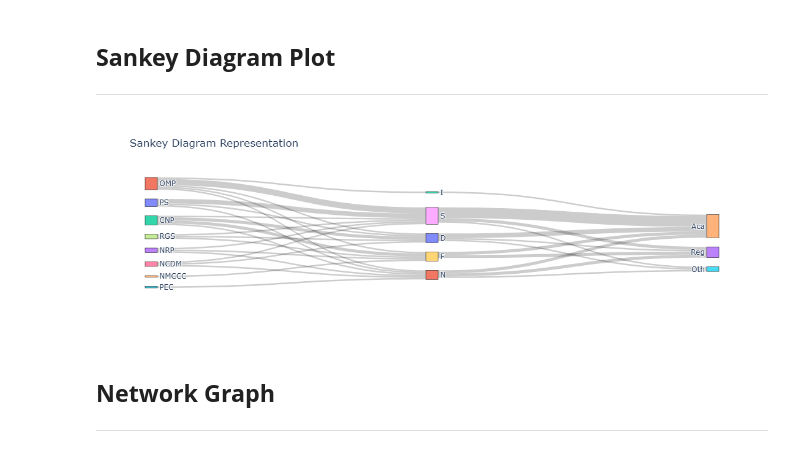
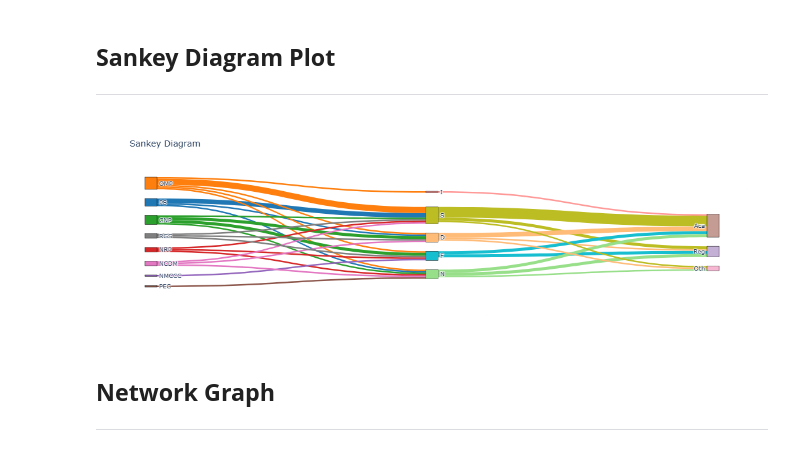
Before and after one commit to hsznzz/PLOTS, a Jupyter notebook: A2_Data_Analytics.ipynb, the cells around one changed output. Cells and saved outputs as stored; diff of their text form; code cells hidden in the pictures.

```diff
--- a/A2_Data_Analytics.ipynb
+++ b/A2_Data_Analytics.ipynb
@@ -55,59 +43,62 @@ plt.show()
 ## **Sankey Diagram Plot**
 <hr>
 # %%
-# Load the CSV file
-sankey_df = pd.read_csv("sankey_assignment.csv")
+import pandas as pd
+import plotly.graph_objects as go
 
-# Define the source and target groups
-source_columns = ['PS', 'OMP', 'CNP', 'NRP', 'NMCCC', 'PEC', 'NCDM', 'RGS']
-middle_labels = sankey_df["LABEL"].tolist()
-target_columns = ['Reg', 'Aca', 'Oth']
+sankey_df = pd.read_csv('sankey_assignment.csv')
 
-# Create node labels
-all_labels = source_columns + middle_labels + target_columns
+df_prep = sankey_df.melt(id_vars=['LABEL'], var_name='source', value_name='value')
+df_prep.rename(columns={'LABEL': 'target'}, inplace=True)
+df_prep = df_prep[['source', 'target', 'value']]
 
-# Create mapping from label to index
-label_to_index = {label: idx for idx, label in enumerate(all_labels)}
+# First Layer -> Second Layer
+df_temp1 = df_prep[:40]
 
-# Initialize source, target, and value lists
-source = []
-target = []
-value = []
+# Second Layer -> Last Layer
+df_temp2 = df_prep[40:].copy()  # Copy to avoid SettingWithCopyWarning
+df_temp2 = df_temp2[['target', 'source', 'value']]
+df_temp2.rename(columns={'target': 'source', 'source': 'target'}, inplace=True)
 
-# Connecting source columns to middle labels
-for col in source_columns:
-    for i, label in enumerate(middle_labels):
-        source.append(label_to_index[col])   # From Source Nodes
-        target.append(label_to_index[label]) # To Middle Nodes
-        value.append(sankey_df[col][i])      # Flow value
+# Combine layers
+links = pd.concat([df_temp1, df_temp2], axis=0)
 
-# Connecting middle labels to target columns
-for col in target_columns:
-    for i, label in enumerate(middle_labels):
-        source.append(label_to_index[label]) # From Middle Nodes
-        target.append(label_to_index[col])   # To Target Nodes
-        value.append(sankey_df[col][i])      # Flow value
+unique_source_target = list(pd.unique(links[['source', 'target']].values.ravel('K')))
+mapping_dict = {k: v for v, k in enumerate(unique_source_target)}
 
-# Create Sankey diagram
-fig = go.Figure(go.Sankey(
-    node=dict(
+links['source'] = links['source'].map(mapping_dict)
+links['target'] = links['target'].map(mapping_dict)
+
+links_dict = links.to_dict(orient='list')
+
+# Define color palette for nodes
+hex_colors = [
+    "#1f77b4", "#ff7f0e", "#2ca02c", "#d62728", "#9467bd", "#8c564b", "#e377c2", "#7f7f7f",
+    "#bcbd22", "#17becf", "#ffbb78", "#98df8a", "#ff9896", "#c5b0d5", "#c49c94", "#f7b6d2"
+]
+
+node_colors = {node: hex_colors[i % len(hex_colors)] for i, node in enumerate(unique_source_target)}
+
+fig = go.Figure(data=[go.Sankey(
+   node = dict(
         pad=15,
         thickness=20,
-        line=dict(color="black", width=0.5),
-        label=all_labels,
-    ),
-    link=dict(
-        source=source,
-        target=target,
-        value=value,
-    )
-))
+        line=dict(color='black', width=0.5),
+        label=unique_source_target,
+        color=[node_colors[node] for node in unique_source_target],
+   ),
+   link = dict(
+        source=links_dict['source'],
+        target=links_dict['target'],
+        value=links_dict['value'],
+        color=[node_colors[unique_source_target[src]] for src in links_dict['source']]
+   )
+)])
 
-# Update title and layout
-fig.update_layout(title_text="SANKEY DIAGRAM ASSIGNMENT", font_size=12)
+fig.update_layout(title_text="Sankey Diagram", font_size=10)
 fig.show()
 # %% [output]
-[figure, old version]
+[figure, new version]
 # %% [markdown]
 ## **Network Graph**
 <hr>
```
Also changed, not shown: parts of 4 cells of this notebook.
